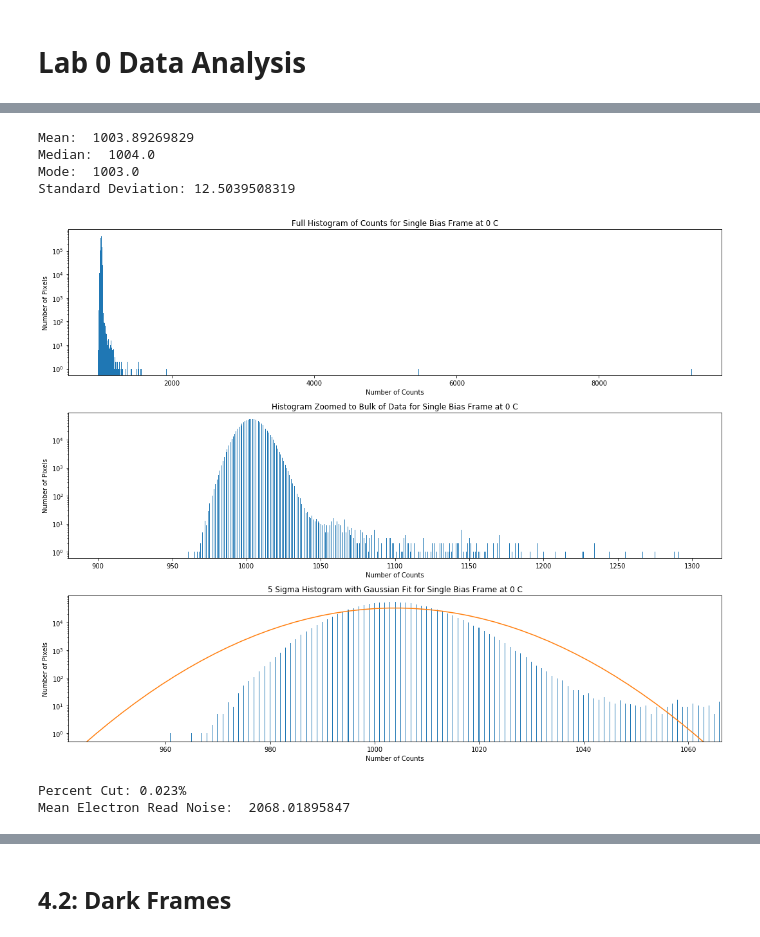
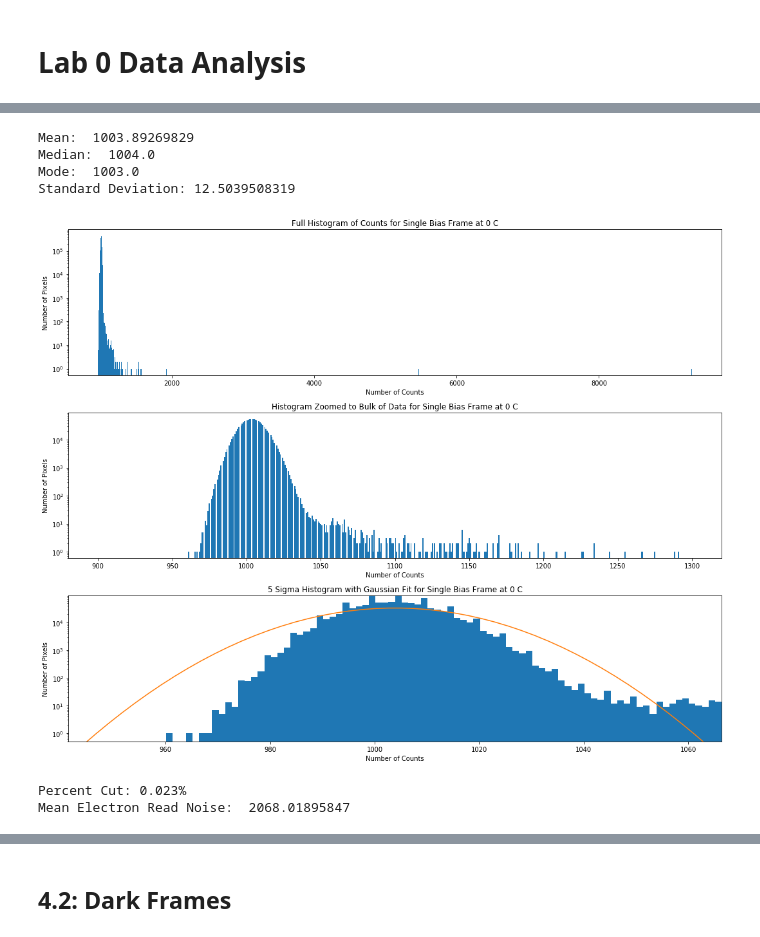
Before and after one commit to NMiklave/ast443-nyc, a Jupyter notebook: lab0/jupyter/lab0_analysis.ipynb, the cells around one changed output, grey strips where cells are left out. Drawn from its saved outputs; the diff is of its cells as text; code cells hidden in the pictures.

```diff
--- a/lab0/jupyter/lab0_analysis.ipynb
+++ b/lab0/jupyter/lab0_analysis.ipynb
@@ -40,43 +42,43 @@ ax1 = fig.add_subplot(311)
 ax2 = fig.add_subplot(312)
 ax3 = fig.add_subplot(313)
 ax1.hist(data1.flatten(), bins=1000, log=True)
-ax2.hist(data1.flatten(), bins=1000, log=True, range=(900, 1300))
+ax2.hist(data1.flatten(), bins=500, log=True, range=(900, 1300))
 
 domain = np.linspace(mu-5*sig, mu+5*sig)
 bias_gauss = np.exp(-pow((mu-domain)/sig, 2)/2)/np.sqrt(2*np.pi)/sig*len(data1.flatten())
 
-ax3.hist([x for x in data1.flatten() if x < mu+5*sig], bins=1000, range=(mu-5*sig, mu+5*sig), log=True)
+ax3.hist([x for x in data1.flatten() if x < mu+5*sig], bins=100, range=(mu-5*sig, mu+5*sig), log=True)
 ax3.plot(domain, bias_gauss)
 ax3.set_xlim(mu-5*sig, mu+5*sig)
 ax3.set_ylim(0.5, ax2.get_ylim()[1])
 
 ax1.set_title('Full Histogram of Counts for Single Bias Frame at 0 C')
 ax1.set_xlabel('Number of Counts')
 ax1.set_ylabel('Number of Pixels')
 
 ax2.set_title('Histogram Zoomed to Bulk of Data for Single Bias Frame at 0 C')
 ax2.set_xlabel('Number of Counts')
 ax2.set_ylabel('Number of Pixels')
 
 ax3.set_title('5 Sigma Histogram with Gaussian Fit for Single Bias Frame at 0 C')
 ax3.set_xlabel('Number of Counts')
 ax3.set_ylabel('Number of Pixels')
 
 fig.tight_layout()
 plt.show()
 
 # How many pixels were cut out?
 print('Percent Cut: {0:3.3f}%'.format(100-len([x for x in data1.flatten() if x < mu+5*sig])/len(data1.flatten())*100))
 
 gain = hdr1['EGAIN']
 mean_electron = mu*gain
 print('Mean Electron Read Noise: ', mean_electron)
 # %% [output]
 Mean:  1003.89269829
 Median:  1004.0
 Mode:  1003.0
 Standard Deviation: 12.5039508319
-[figure, old version]
+[figure, new version]
 Percent Cut: 0.023%
 Mean Electron Read Noise:  2068.01895847
 # %%
```
Also changed, not shown: parts of 21 cells of this notebook, 2 other files.
